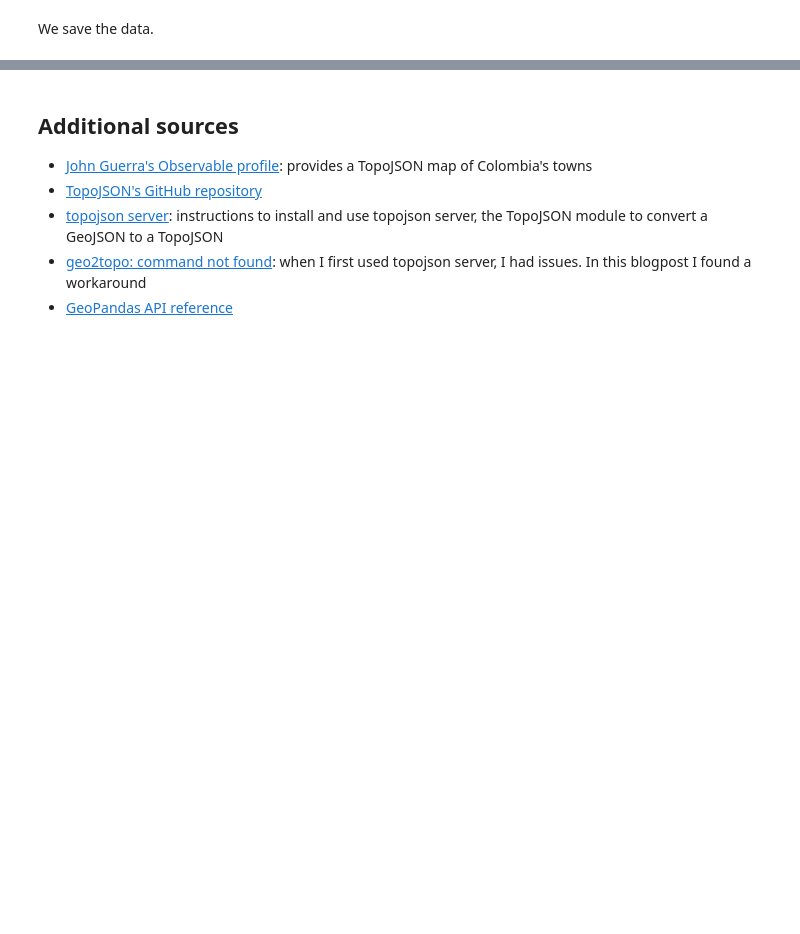
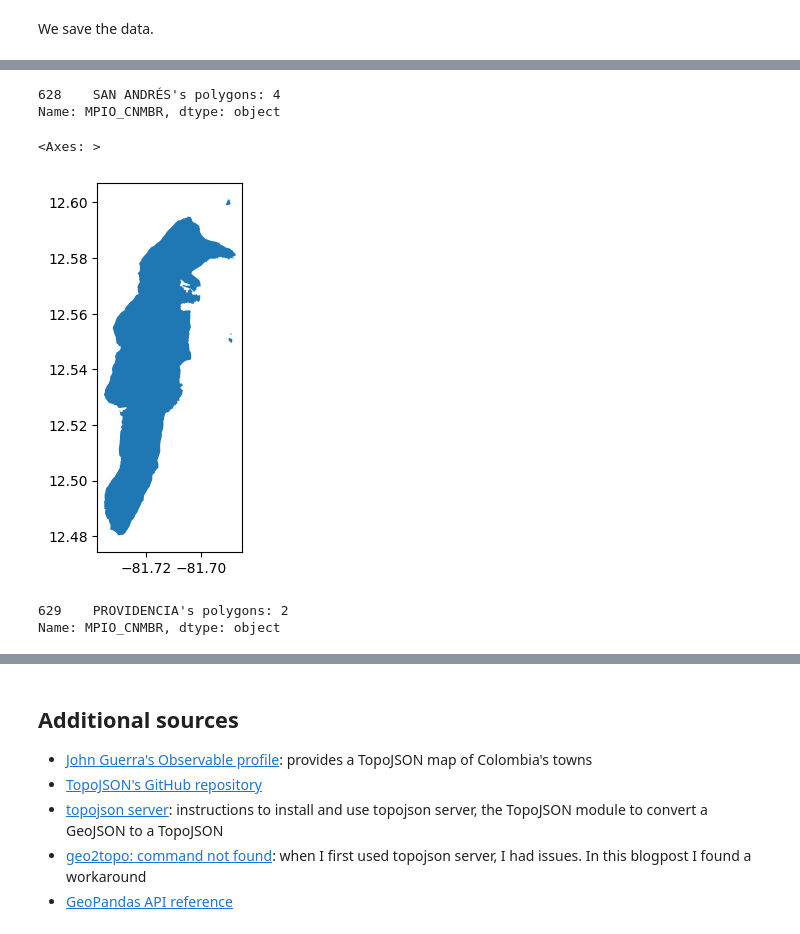
Before and after one commit to jacasta2/colombian_map, a Jupyter notebook: new_topojson_map/create_map.ipynb, the cells around one changed output, grey strips where cells are left out. Drawn from its saved outputs; the diff is of its cells as text; code cells hidden in the pictures; blank space fills up the shorter version.

```diff
--- a/new_topojson_map/create_map.ipynb
+++ b/new_topojson_map/create_map.ipynb
@@ -464,0 +522,17 @@ Below there's a screenshot of how the TopoJSON map looks like in a Power BI dash
+# %%
+polys = list(shapely.ops.polygonize(data4.loc[data4.index == 628, 'geometry']))
+print(data4.loc[data4.index == 628, 'MPIO_CNMBR']  + "'s polygons: " + str(len(polys)))
+# %% [output]
+628    SAN ANDRÉS's polygons: 4
+Name: MPIO_CNMBR, dtype: object
+# %%
+data4.loc[data4.index == 628, 'geometry'].plot()
+# %% [output]
+<Axes: >
+[figure, added]
+# %%
+polys = list(shapely.ops.polygonize(data4.loc[data4.index == 629, 'geometry']))
+print(data4.loc[data4.index == 629, 'MPIO_CNMBR']  + "'s polygons: " + str(len(polys)))
+# %% [output]
+629    PROVIDENCIA's polygons: 2
+Name: MPIO_CNMBR, dtype: object
```
Also changed, not shown: parts of 72 cells of this notebook, 3 other files.
